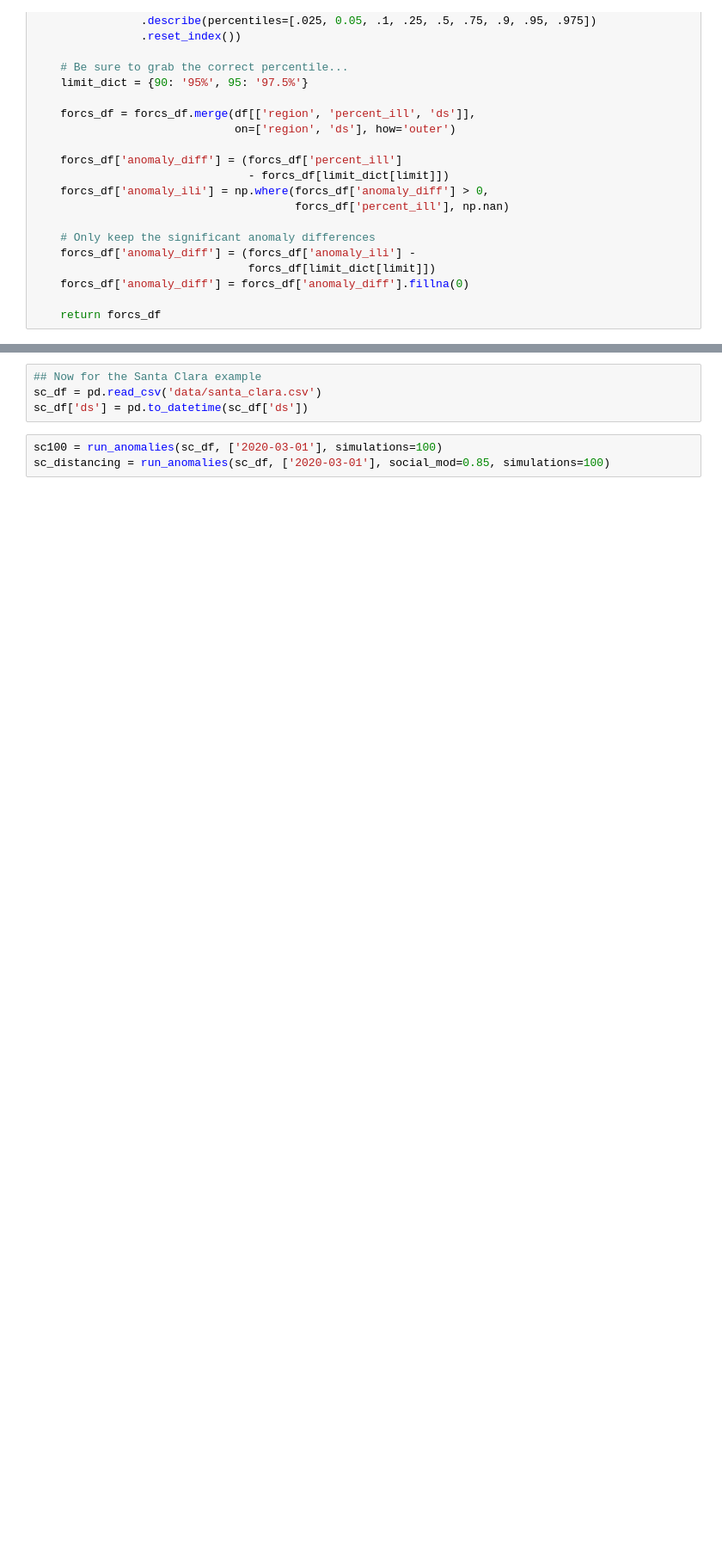
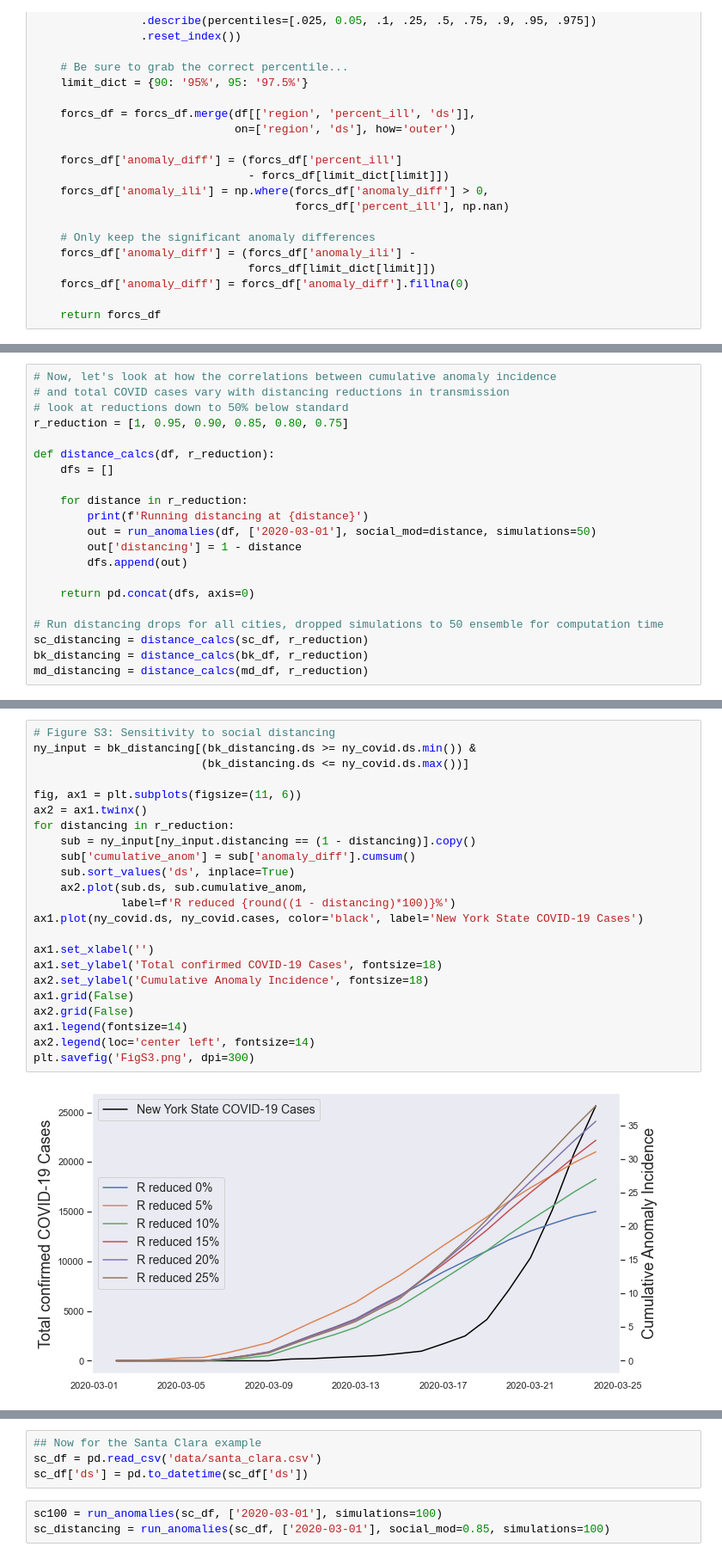
Before and after one commit to kinsahealth/therm_anomaly_detection, a Jupyter notebook: Brooklyn_SantaClara_examples.ipynb, the cells around one changed output, grey strips where cells are left out. Shown at 86% size. Drawn from its saved outputs; the diff is of its cells as text; blank space fills up the shorter version.

```diff
--- a/Brooklyn_SantaClara_examples.ipynb
+++ b/Brooklyn_SantaClara_examples.ipynb
@@ -115,0 +219,21 @@ plt.savefig('Figure S1.png', dpi=300)
+# %%
+# Now, let's look at how the correlations between cumulative anomaly incidence
+# and total COVID cases vary with distancing reductions in transmission
+# look at reductions down to 50% below standard
+r_reduction = [1, 0.95, 0.90, 0.85, 0.80, 0.75]
+
+def distance_calcs(df, r_reduction):
+    dfs = []
+
+    for distance in r_reduction:
+        print(f'Running distancing at {distance}')
+        out = run_anomalies(df, ['2020-03-01'], social_mod=distance, simulations=50)
+        out['distancing'] = 1 - distance
+        dfs.append(out)
+
+    return pd.concat(dfs, axis=0)
+
+# Run distancing drops for all cities, dropped simulations to 50 ensemble for computation time
+sc_distancing = distance_calcs(sc_df, r_reduction)
+bk_distancing = distance_calcs(bk_df, r_reduction)
+md_distancing = distance_calcs(md_df, r_reduction)
@@ -115,0 +264,25 @@ plt.savefig('Figure S1.png', dpi=300)
+# %%
+# Figure S3: Sensitivity to social distancing
+ny_input = bk_distancing[(bk_distancing.ds >= ny_covid.ds.min()) &
+                         (bk_distancing.ds <= ny_covid.ds.max())]
+
+fig, ax1 = plt.subplots(figsize=(11, 6))
+ax2 = ax1.twinx()
+for distancing in r_reduction:
+    sub = ny_input[ny_input.distancing == (1 - distancing)].copy()
+    sub['cumulative_anom'] = sub['anomaly_diff'].cumsum()
+    sub.sort_values('ds', inplace=True)
+    ax2.plot(sub.ds, sub.cumulative_anom,
+             label=f'R reduced {round((1 - distancing)*100)}%')
+ax1.plot(ny_covid.ds, ny_covid.cases, color='black', label='New York State COVID-19 Cases')
+
+ax1.set_xlabel('')
+ax1.set_ylabel('Total confirmed COVID-19 Cases', fontsize=18)
+ax2.set_ylabel('Cumulative Anomaly Incidence', fontsize=18)
+ax1.grid(False)
+ax2.grid(False)
+ax1.legend(fontsize=14)
+ax2.legend(loc='center left', fontsize=14)
+plt.savefig('FigS3.png', dpi=300)
+# %% [output]
+[figure, added]
```
Also changed, not shown: parts of 27 cells of this notebook.
